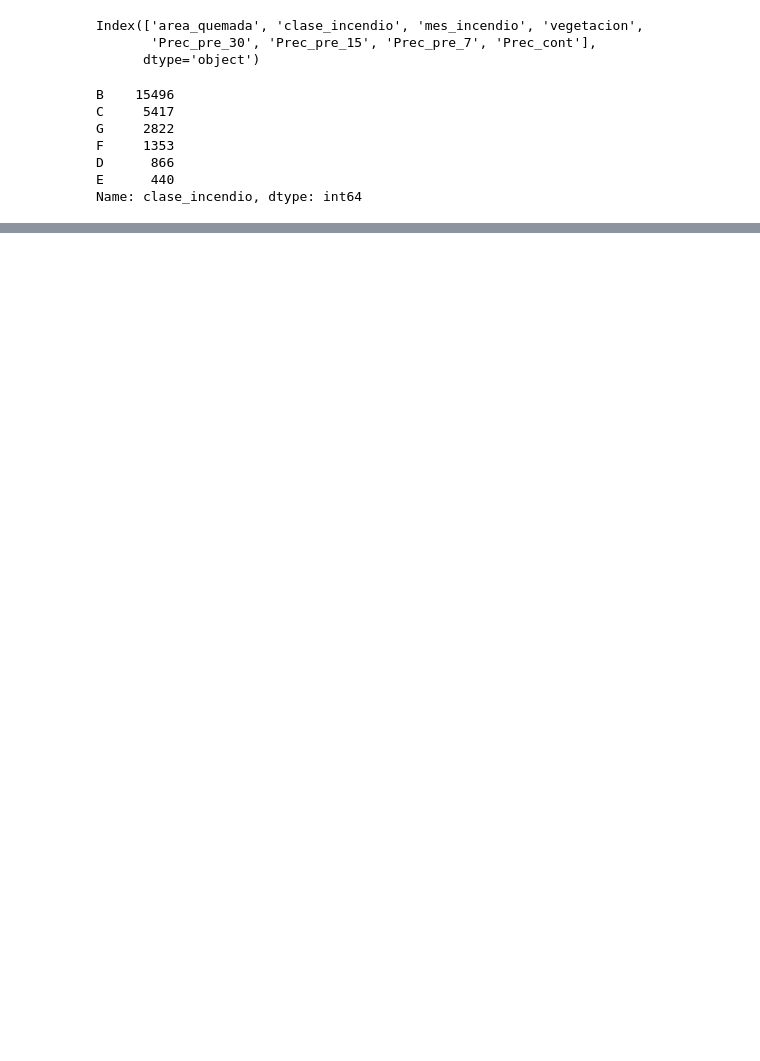
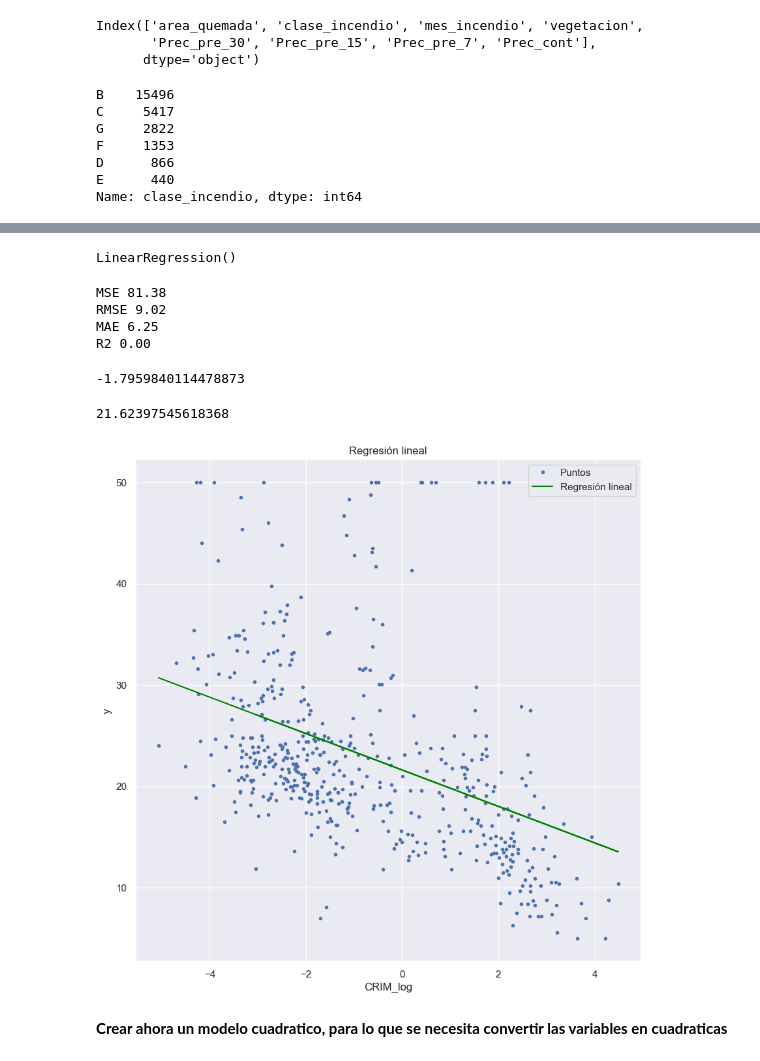
Before and after one commit to onavarrete04/Introduccion-Ciencia-Datos, a Jupyter notebook: 2023_MML.ipynb, the cells around one changed output, grey strips where cells are left out. Cells and saved outputs as stored; diff of their text form; code cells hidden in the pictures; blank space fills up the shorter version.

```diff
--- a/2023_MML.ipynb
+++ b/2023_MML.ipynb
@@ -801,0 +842,42 @@ Name: clase_incendio, dtype: int64
+# %%
+X_train, X_test, y_train, y_test = train_test_split(X, y, test_size=0.2, random_state=0)
+# %%
+l_model = LinearRegression()
+l_model.fit(X_train, y_train)
+# %% [output]
+LinearRegression()
+# %%
+y_predict = l_model.predict(X_test)
+
+print("MSE %.2f" % mean_squared_error(y_test, y_predict, squared=True))
+print("RMSE %.2f" % mean_squared_error(y_test, y_predict, squared=False))
+print("MAE %.2f" %mean_absolute_error(y_test, y_predict))
+print("R2 %.2f" % r2_score(y_test, y_predict))
+# %% [output]
+MSE 81.38
+RMSE 9.02
+MAE 6.25
+R2 0.00
+# %%
+w1 = l_model.coef_[1]
+w1
+# %% [output]
+-1.7959840114478873
+# %%
+w0 = l_model.intercept_
+w0
+# %% [output]
+21.62397545618368
+# %%
+plt.figure(figsize=(10, 10))
+plt.plot(X["CRIM_log"], y, ".", label="Puntos")
+plt.plot(X["CRIM_log"], w0 + w1 * X["CRIM_log"], color="green", label="Regresión lineal")
+plt.xlabel("CRIM_log")
+plt.ylabel("y")
+plt.title("Regresión lineal")
+plt.legend()
+plt.show()
+# %% [output]
+[figure, added]
+# %% [markdown]
+__Crear ahora un modelo cuadratico, para lo que se necesita convertir las variables en cuadraticas__
```
Also changed, not shown: parts of 50 cells of this notebook, 1 other file.
